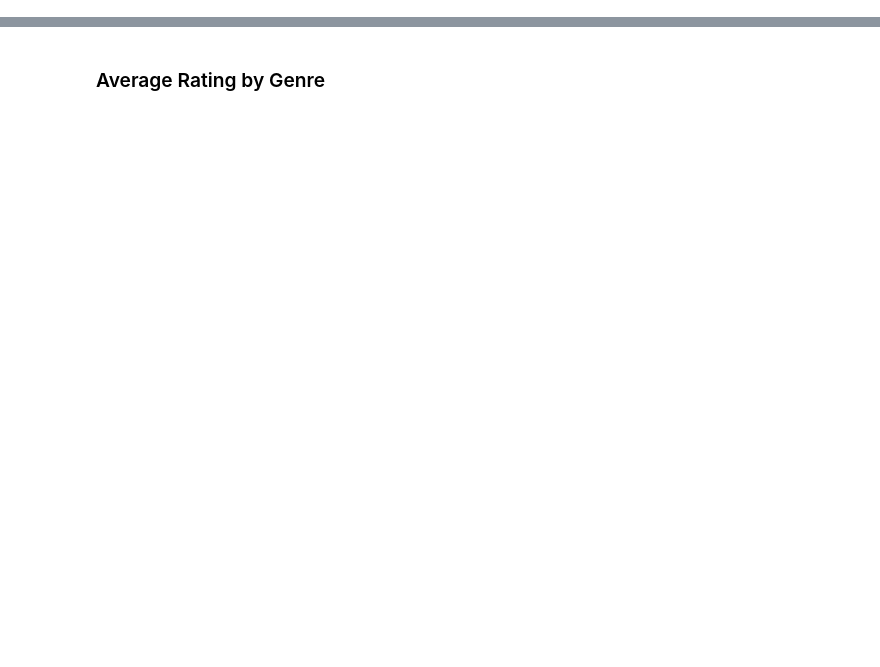
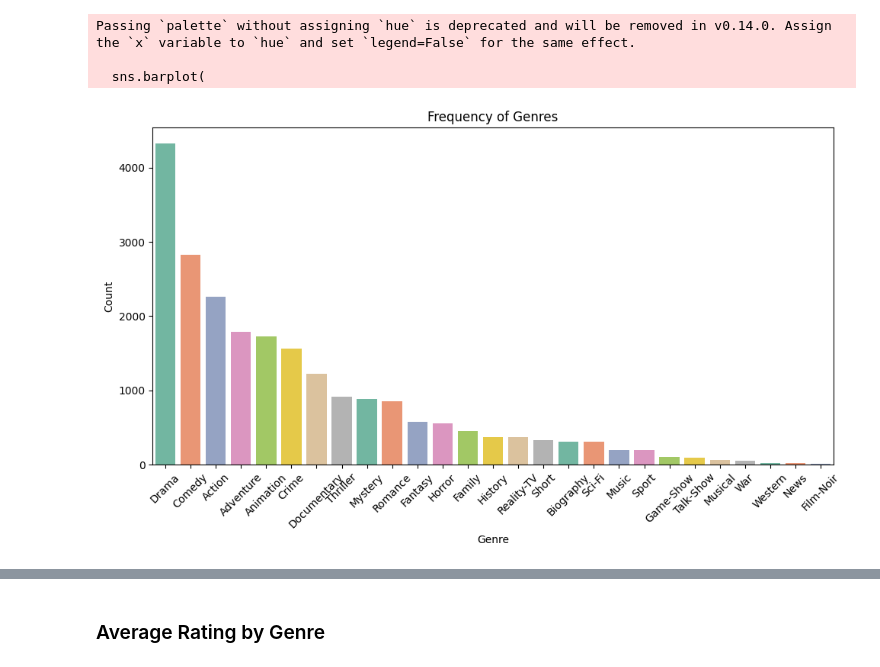
Before and after one commit to mayanksreal/data-preparation, a Jupyter notebook: 07_Cleanup_Exercise.ipynb, the cells around one changed output, grey strips where cells are left out. Drawn from its saved outputs; the diff is of its cells as text; code cells hidden in the pictures; blank space fills up the shorter version.

```diff
--- a/07_Cleanup_Exercise.ipynb
+++ b/07_Cleanup_Exercise.ipynb
@@ -400,0 +313,5 @@ dtype: int64
+# %%
+movies_star = movies_year.copy()
+movies_star['Director'] = movies_star['STARS'].str.extract(r'Director:\s*([^|]+)')
+movies_star['Director'] = movies_star['Director'].str.strip()
+movies_star.loc[movies_star['Director'].isna(), 'Director'] = 'NA'
@@ -400,0 +349,4 @@ dtype: int64
+# %%
+movies_star['Star_Count'] = movies_star['Stars_List'].apply(
+    lambda x: len(x) if isinstance(x, list) else 0
+)
@@ -400,0 +384,7 @@ dtype: int64
+# %%
+movies_star['GENRE'] = movies_star['GENRE'].str.split(',')
+
+# whitespace
+movies_star['GENRE'] = movies_star['GENRE'].apply(
+    lambda x: [genre.strip() for genre in x] if isinstance(x, list) else x
+)
@@ -400,0 +398,5 @@ dtype: int64
+# %%
+movies_genre = movies_star.copy()
+
+movies_genre = movies_genre.explode('GENRE')
+movies_genre.head()
@@ -400,0 +410,26 @@ dtype: int64
+# %%
+import seaborn as sns
+import matplotlib.pyplot as plt
+
+genre_counts = movies_genre['GENRE'].value_counts().reset_index()
+genre_counts.columns = ['Genre', 'Count']
+
+plt.figure(figsize=(10,6))
+sns.barplot(
+    data=genre_counts,
+    x='Genre',
+    y='Count',
+    palette='Set2'
+)
+
+plt.xticks(rotation=45)
+plt.title('Frequency of Genres')
+plt.xlabel('Genre')
+plt.ylabel('Count')
+plt.tight_layout()
+plt.show()
+# %% [output]
+Passing `palette` without assigning `hue` is deprecated and will be removed in v0.14.0. Assign the `x` variable to `hue` and set `legend=False` for the same effect.
+
+  sns.barplot(
+[figure, added]
```
Also changed, not shown: parts of 136 cells of this notebook.
